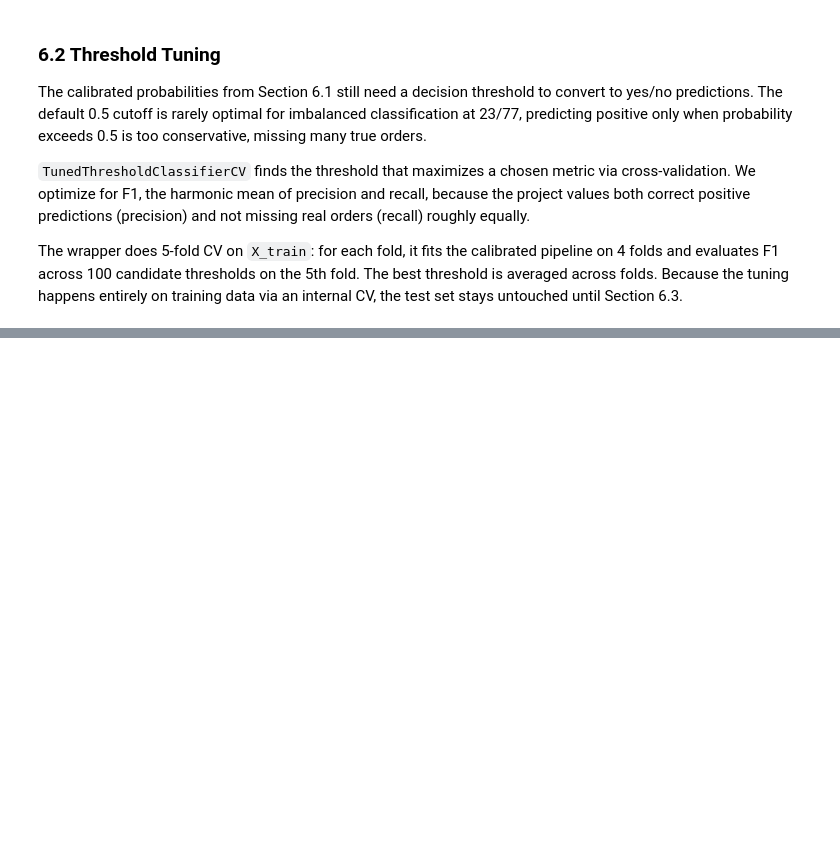
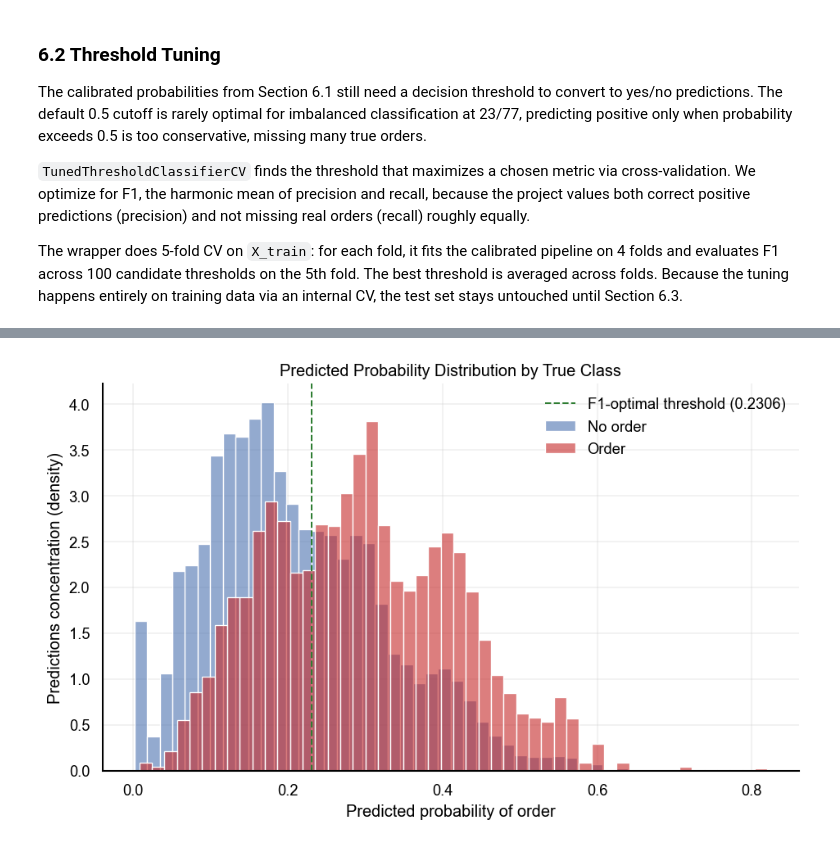
Before and after one commit to Happydeath97/analyticalProjectProductPricing, a Jupyter notebook: notebooks/model_exploration/modeling_random_forest_v2.ipynb, the cells around one changed output, grey strips where cells are left out. Drawn from its saved outputs; the diff is of its cells as text; code cells hidden in the pictures; blank space fills up the shorter version.

```diff
--- a/notebooks/model_exploration/modeling_random_forest_v2.ipynb
+++ b/notebooks/model_exploration/modeling_random_forest_v2.ipynb
@@ -1207,0 +1452,31 @@ Generalization gap
+# %%
+# 6.7 Predicted probability distribution by true class
+fig, ax = plt.subplots(figsize=(8, 5))
+
+sns.histplot(
+    y_test_proba_calibrated[y_test == 0],
+    color="#4C72B0", label="No order", stat="density",
+    bins=50, alpha=0.6, ax=ax,
+)
+sns.histplot(
+    y_test_proba_calibrated[y_test == 1],
+    color="#C62828", label="Order", stat="density",
+    bins=50, alpha=0.6, ax=ax,
+)
+
+# Tuned threshold vertical line
+ax.axvline(
+    x=best_threshold,
+    color="#2E7D32", linestyle="--", linewidth=1.2,
+    label=f"F1-optimal threshold ({best_threshold:.4f})",
+)
+
+ax.set_xlabel("Predicted probability of order")
+ax.set_ylabel("Predictions concentration (density)")
+ax.set_title("Predicted Probability Distribution by True Class")
+ax.legend(frameon=False)
+ax.grid(alpha=0.3)
+fig.tight_layout()
+plt.show()
+# %% [output]
+[figure, added]
```
Also changed, not shown: parts of 22 cells of this notebook.
